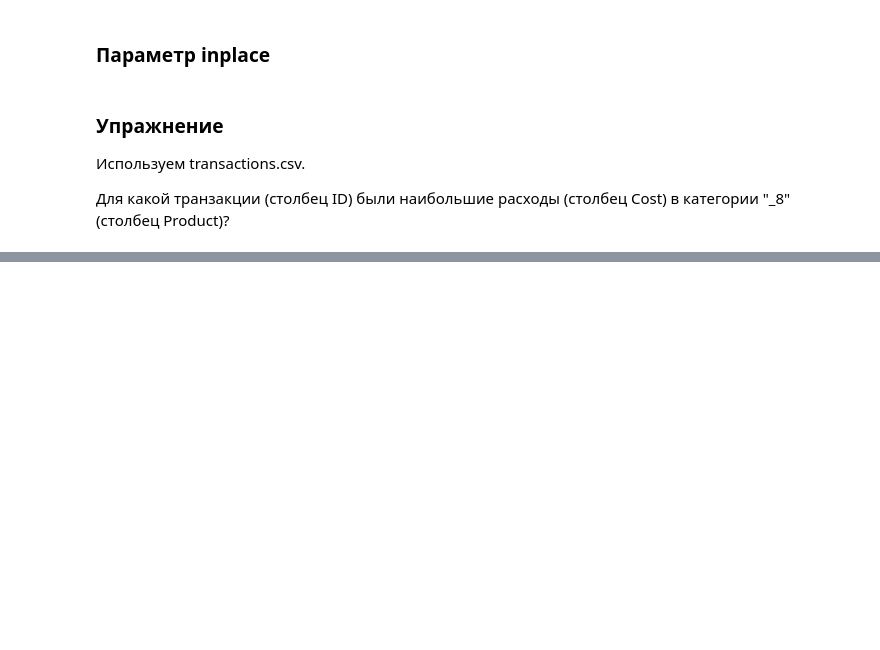
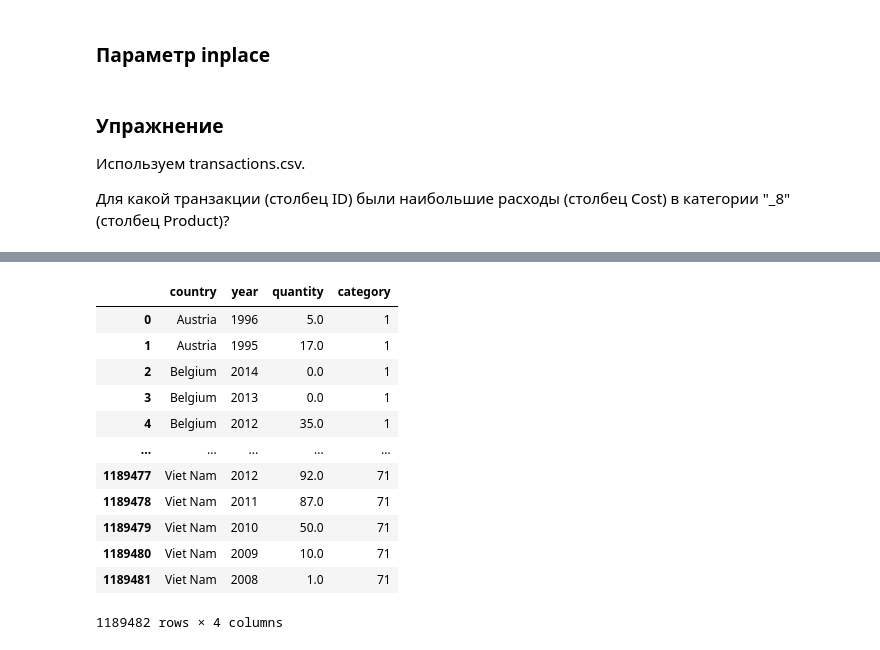
Before and after one commit to Rebeil/Python, a Jupyter notebook: 12.pandas/Python_12_pandas_basics.ipynb, the cells around one changed output, grey strips where cells are left out. Cells and saved outputs as stored; diff of their text form; code cells hidden in the pictures; blank space fills up the shorter version.

```diff
--- a/12.pandas/Python_12_pandas_basics.ipynb
+++ b/12.pandas/Python_12_pandas_basics.ipynb
@@ -166,0 +684,17 @@ data.sort_values(by=['country', 'year', 'quantity'], ascending=[True, True, Fals
+# %%
+power = pd.read_csv('power.csv')
+power
+# %% [output]
+|  | country | year | quantity | category |
+| 0 | Austria | 1996 | 5.0 | 1 |
+| 1 | Austria | 1995 | 17.0 | 1 |
+| 2 | Belgium | 2014 | 0.0 | 1 |
+| 3 | Belgium | 2013 | 0.0 | 1 |
+| 4 | Belgium | 2012 | 35.0 | 1 |
+| ... | ... | ... | ... | ... |
+| 1189477 | Viet Nam | 2012 | 92.0 | 71 |
+| 1189478 | Viet Nam | 2011 | 87.0 | 71 |
+| 1189479 | Viet Nam | 2010 | 50.0 | 71 |
+| 1189480 | Viet Nam | 2009 | 10.0 | 71 |
+| 1189481 | Viet Nam | 2008 | 1.0 | 71 |
+1189482 rows × 4 columns
```
Also changed, not shown: parts of 74 cells of this notebook, 1 other file.
